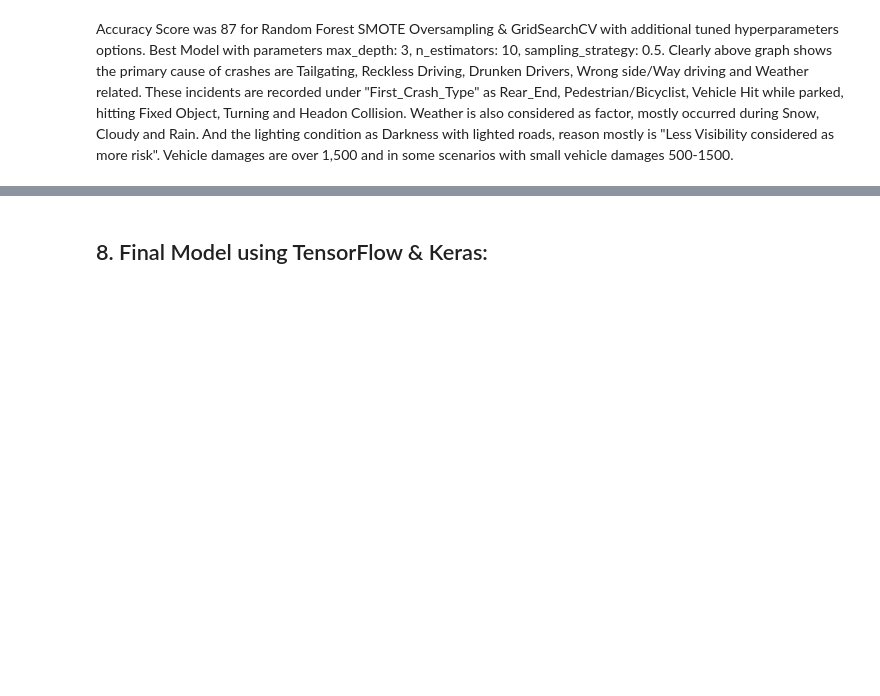
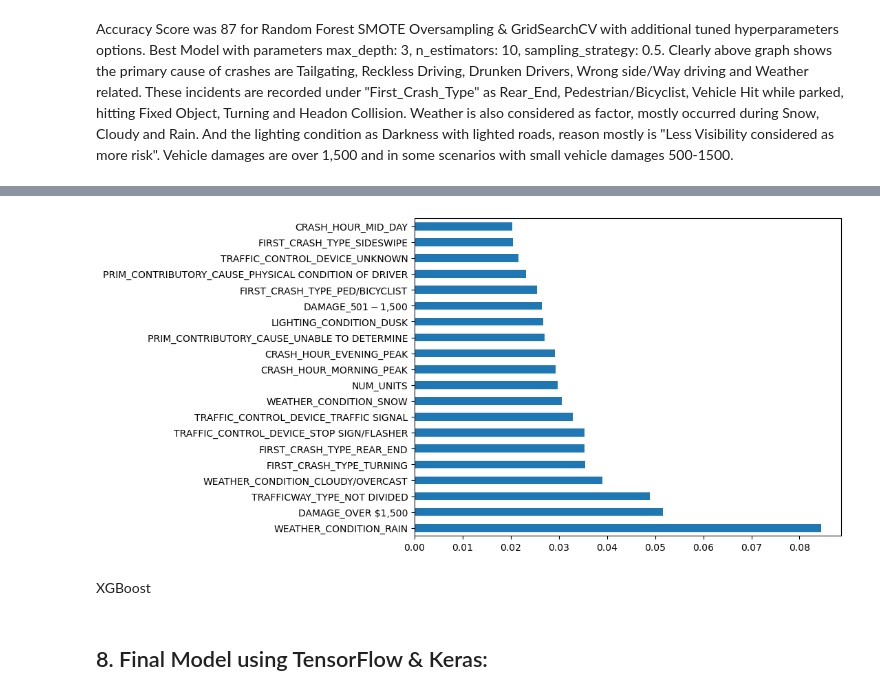
Before and after one commit to Lotus-baumgarner/CarCrash_Phase4, a Jupyter notebook: Chicago_Car_Crashes.ipynb, the cells around one changed output, grey strips where cells are left out. Saved outputs shown, nothing was run; the diff lists cells and outputs as text; code cells hidden in the pictures; blank space fills up the shorter version.

```diff
--- a/Chicago_Car_Crashes.ipynb
+++ b/Chicago_Car_Crashes.ipynb
@@ -1061,0 +1072,19 @@ Driving, Drunken Drivers, Wrong side/Way driving and Weather related. These inci
+# %%
+from xgboost import XGBClassifier
+pipeline = imbPipeline([
+    ('preprocessor', ct),  # Your existing ColumnTransformer
+     ('oversampler', SMOTE(sampling_strategy=0.5)),  # Added SMOTE into the pipeline
+    ('classifier', XGBClassifier(n_estimators=50, max_depth = 3, objective = 'binary:logistic', random_state=42, learning_rate=0.3))  # Added a classifier to the pipeline
+])
+# %%
+#XGBClassifier(n_estimators=50, max_depth = 3, loss = 'binary:logistic', random_state=42, learning_rate=0.1))
+param_grid = {
+        'classifier__n_estimators': [10, 20, 50, 100],  # Values to try for n_estimators in RandomForestClassifier
+    'classifier__max_depth': [3, 5, 6, None]  # Values to try for max_depth in RandomForestClassifier
+}
+# %%
+# Create the GridSearchCV object
+grid_search2 = GridSearchCV(pipeline, param_grid, cv=5, scoring='accuracy')
+
+# Fit the GridSearchCV object to the data
+grid_search2.fit(X_train2, y_train2_encoded)
@@ -1061,0 +1116,8 @@ Driving, Drunken Drivers, Wrong side/Way driving and Weather related. These inci
+# %%
+best_model2 = grid_search2.best_estimator_.named_steps['classifier']
+best_model2.feature_importances_
+feat_imp3 = best_model2.feature_importances_
+
+feat_imp_series3 = pd.Series(feat_imp3, index = columnlist2).sort_values(ascending = False)
+top20_xg_model = feat_imp_series3.head(20)
+top20_xg_model
@@ -1062,3 +1142,10 @@ Driving, Drunken Drivers, Wrong side/Way driving and Weather related. These inci
+# %%
+plt.figure(figsize=(8, 6))
+top20_xg_model.plot(kind="barh");
+# %% [output]
+[figure, added]
+# %% [markdown]
+XGBoost
 # %% [markdown]
 ## 8. Final Model using TensorFlow & Keras:
 # %%
```
Also changed, not shown: parts of 17 cells of this notebook, 2 other files.
